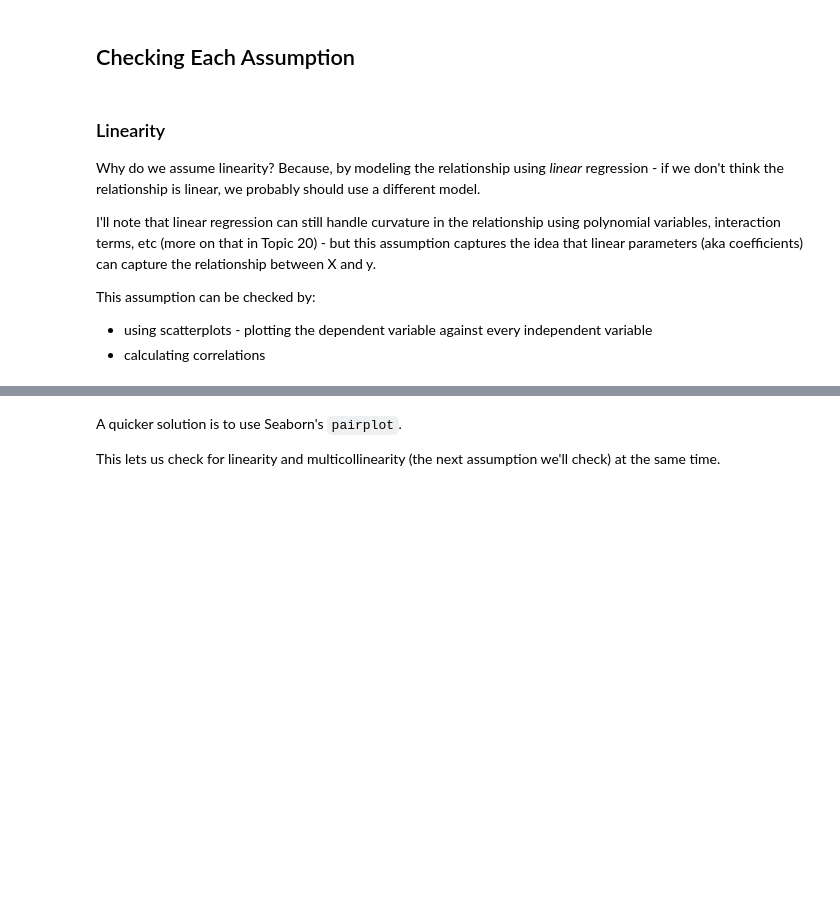
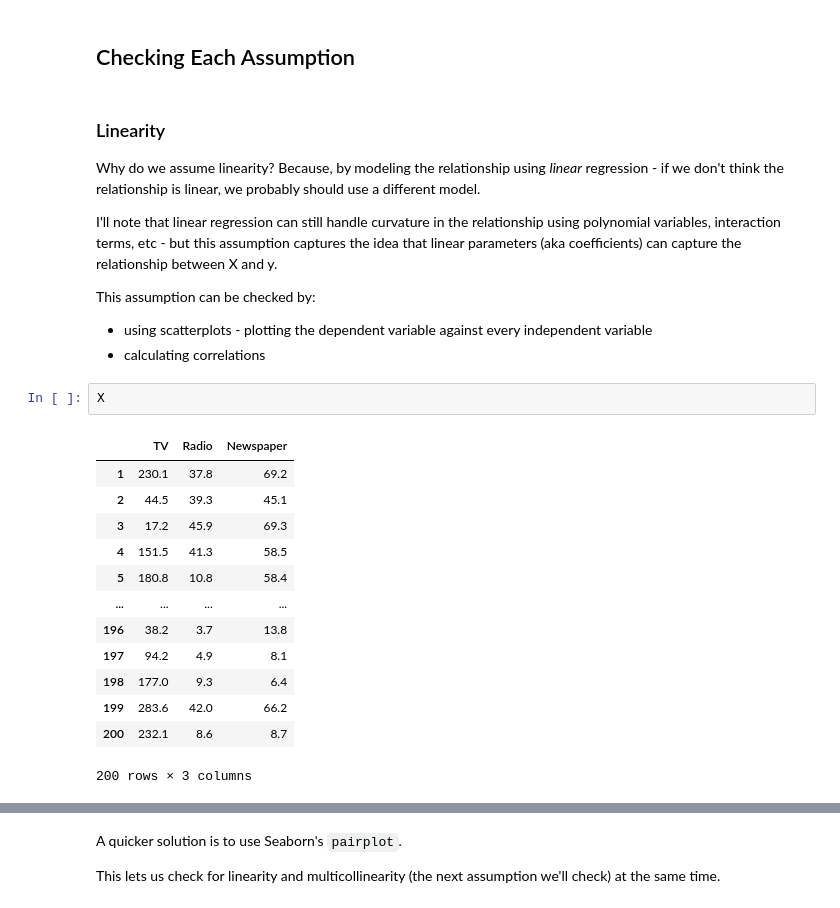
Before and after one commit to learn-co-curriculum/AMZ-DA-Linear_Regression_Assumptions, a Jupyter notebook: ModelAssumptions.ipynb, the cells around one changed output, grey strips where cells are left out. Saved outputs shown, nothing was run; the diff lists cells and outputs as text; blank space fills up the shorter version.

```diff
--- a/ModelAssumptions.ipynb
+++ b/ModelAssumptions.ipynb
@@ -34,8 +39,24 @@ y = df['Sales']
 
 Why do we assume linearity? Because, by modeling the relationship using _linear_ regression - if we don't think the relationship is linear, we probably should use a different model.
 
-I'll note that linear regression can still handle curvature in the relationship using polynomial variables, interaction terms, etc (more on that in Topic 20) - but this assumption captures the idea that linear parameters (aka coefficients) can capture the relationship between X and y.
+I'll note that linear regression can still handle curvature in the relationship using polynomial variables, interaction terms, etc - but this assumption captures the idea that linear parameters (aka coefficients) can capture the relationship between X and y.
 
 This assumption can be checked by:
 - using scatterplots - plotting the dependent variable against every independent variable
 - calculating correlations
+# %%
+X
+# %% [output]
+|  | TV | Radio | Newspaper |
+| 1 | 230.1 | 37.8 | 69.2 |
+| 2 | 44.5 | 39.3 | 45.1 |
+| 3 | 17.2 | 45.9 | 69.3 |
+| 4 | 151.5 | 41.3 | 58.5 |
+| 5 | 180.8 | 10.8 | 58.4 |
+| ... | ... | ... | ... |
+| 196 | 38.2 | 3.7 | 13.8 |
+| 197 | 94.2 | 4.9 | 8.1 |
+| 198 | 177.0 | 9.3 | 6.4 |
+| 199 | 283.6 | 42.0 | 66.2 |
+| 200 | 232.1 | 8.6 | 8.7 |
+200 rows × 3 columns
```
Also changed, not shown: parts of 14 cells of this notebook.
